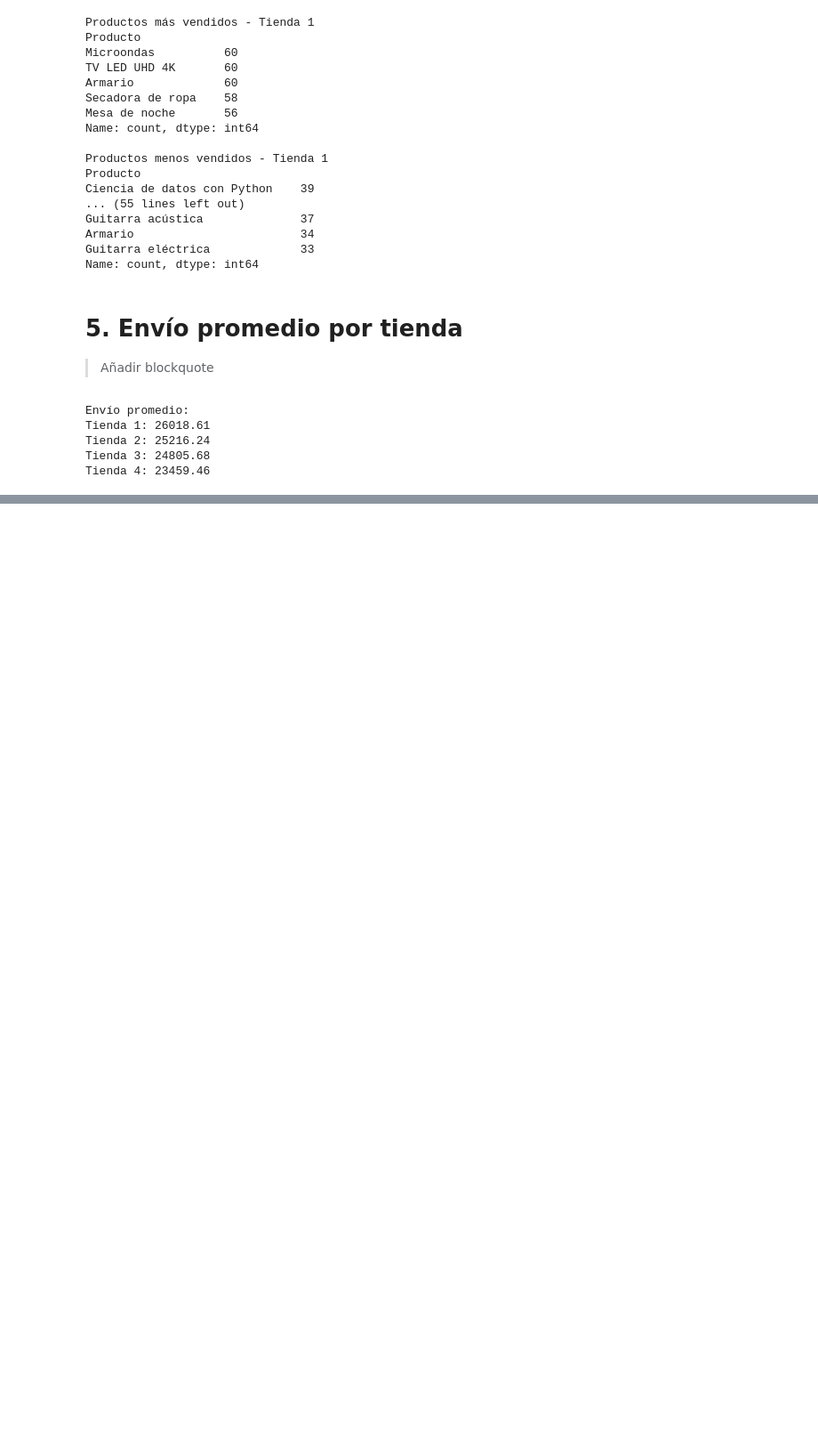
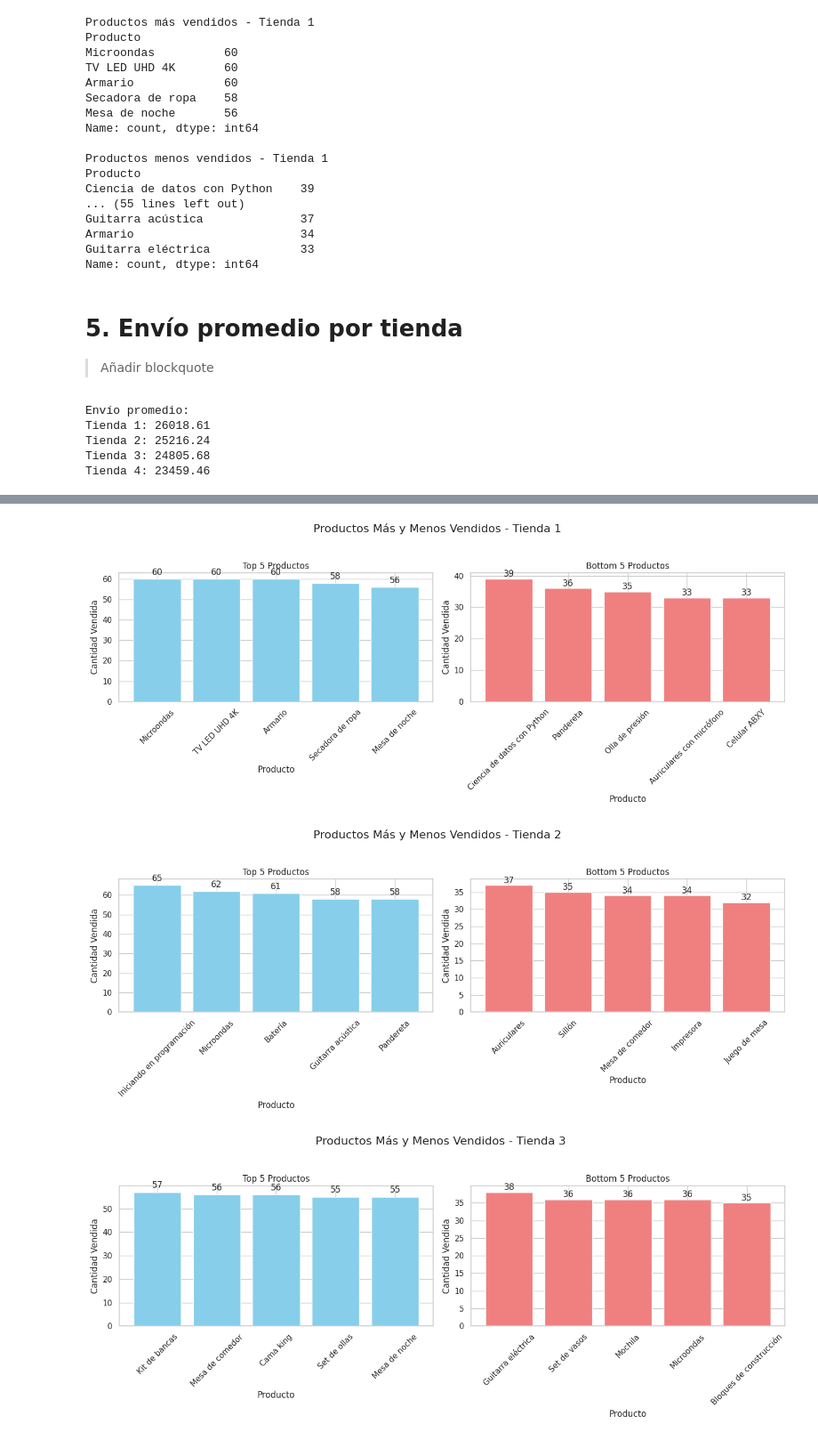
Before and after one commit to Katerincasas/challenge-ciencia-de-datos, a Jupyter notebook: analisis_tienda.ipynb, the cells around one changed output, grey strips where cells are left out. Shown: that part at 89% size. Drawn from its saved outputs; the diff is of its cells as text; code cells hidden in the pictures; blank space fills up the shorter version.

```diff
--- a/analisis_tienda.ipynb
+++ b/analisis_tienda.ipynb
@@ -150,0 +229,41 @@ Tienda 4: 23459.46
+# %%
+# prompt:  grafico de Productos Más Vendidos y menos vendidos por tiendas  responsive, coloca el valor como etiqueta en cada barra
+
+import matplotlib.pyplot as plt
+
+def plot_top_bottom_products(df, tienda_name):
+    top_products = df['Producto'].value_counts().head(5)
+    bottom_products = df['Producto'].value_counts().tail(5)
+
+    fig, axes = plt.subplots(1, 2, figsize=(14, 6))
+    fig.suptitle(f'Productos Más y Menos Vendidos - {tienda_name}', fontsize=16)
+
+
+    axes[0].bar(top_products.index, top_products.values, color='skyblue')
+    axes[0].set_title('Top 5 Productos')
+    axes[0].set_xlabel('Producto')
+    axes[0].set_ylabel('Cantidad Vendida')
+    axes[0].tick_params(axis='x', rotation=45)
+    for i, v in enumerate(top_products.values):
+        axes[0].text(i, v + 1, str(v), ha='center', va='bottom')
+
+
+    axes[1].bar(bottom_products.index, bottom_products.values, color='lightcoral')
+    axes[1].set_title('Bottom 5 Productos')
+    axes[1].set_xlabel('Producto')
+    axes[1].set_ylabel('Cantidad Vendida')
+    axes[1].tick_params(axis='x', rotation=45)
+    for i, v in enumerate(bottom_products.values):
+        axes[1].text(i, v + 0.1, str(v), ha='center', va='bottom')
+
+    plt.tight_layout(rect=[0, 0.03, 1, 0.95]) # Ajusta el layout para evitar superposiciones
+    plt.show()
+
+plot_top_bottom_products(tienda, 'Tienda 1')
+plot_top_bottom_products(tienda2, 'Tienda 2')
+plot_top_bottom_products(tienda3, 'Tienda 3')
+plot_top_bottom_products(tienda4, 'Tienda 4')
+# %% [output]
+[figure, added]
+[figure, added]
+[figure, added]
```
Also changed, not shown: parts of 7 cells of this notebook.
